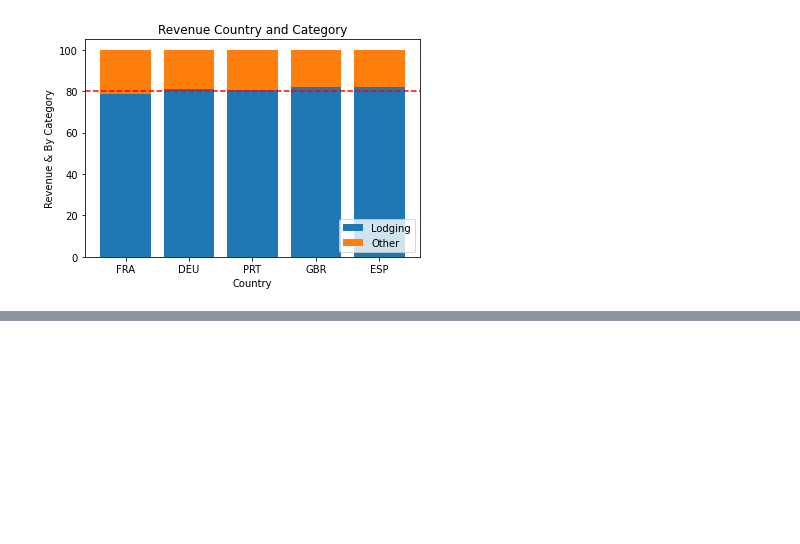
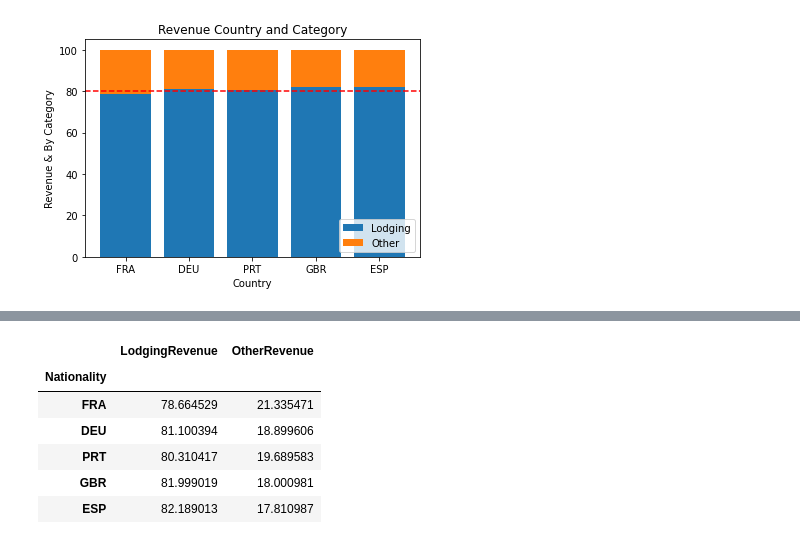
Before and after one commit to naruhikohama/dataviz-python, a Jupyter notebook: assignments.ipynb, the cells around one changed output, grey strips where cells are left out. Cells and saved outputs as stored; diff of their text form; code cells hidden in the pictures; blank space fills up the shorter version.

```diff
--- a/assignments.ipynb
+++ b/assignments.ipynb
@@ -220,0 +247,10 @@ plt.show()
+# %%
+countries_subset_pcts
+# %% [output]
+|  | LodgingRevenue | OtherRevenue |
+| Nationality |  |  |
+| FRA | 78.664529 | 21.335471 |
+| DEU | 81.100394 | 18.899606 |
+| PRT | 80.310417 | 19.689583 |
+| GBR | 81.999019 | 18.000981 |
+| ESP | 82.189013 | 17.810987 |
```
Also changed, not shown: parts of 6 cells of this notebook.
